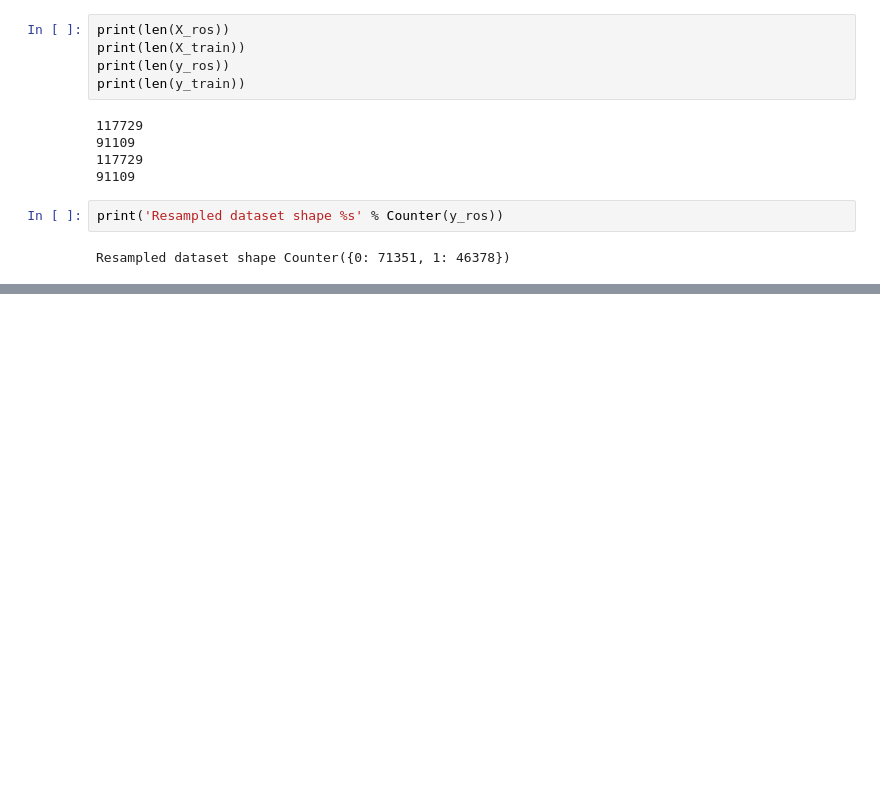
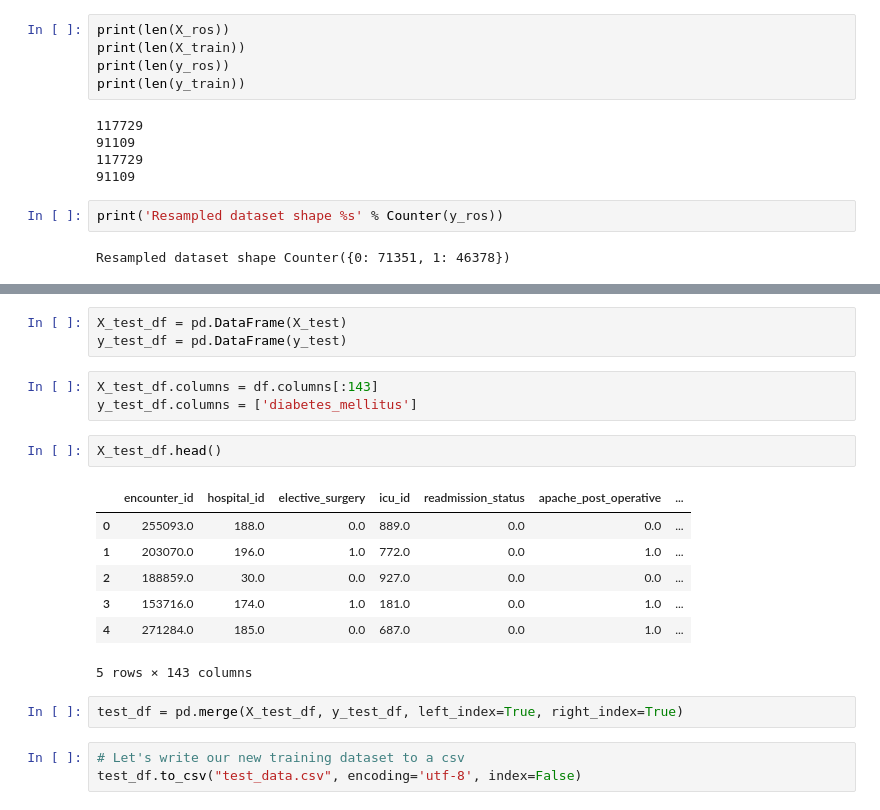
Before and after one commit to ml42322/WiDS2021, a Jupyter notebook: 07_train_test_split_standardize_and_balance.ipynb, the cells around one changed output, grey strips where cells are left out. Drawn from its saved outputs; the diff is of its cells as text; blank space fills up the shorter version.

```diff
--- a/07_train_test_split_standardize_and_balance.ipynb
+++ b/07_train_test_split_standardize_and_balance.ipynb
@@ -177,0 +224,21 @@ Resampled dataset shape Counter({0: 71351, 1: 46378})
+# %%
+X_test_df = pd.DataFrame(X_test)
+y_test_df = pd.DataFrame(y_test)
+# %%
+X_test_df.columns = df.columns[:143]
+y_test_df.columns = ['diabetes_mellitus']
+# %%
+X_test_df.head()
+# %% [output]
+|  | encounter_id | hospital_id | elective_surgery | icu_id | readmission_status | apache_post_operative | ... |
+| 0 | 255093.0 | 188.0 | 0.0 | 889.0 | 0.0 | 0.0 | ... |
+| 1 | 203070.0 | 196.0 | 1.0 | 772.0 | 0.0 | 1.0 | ... |
+| 2 | 188859.0 | 30.0 | 0.0 | 927.0 | 0.0 | 0.0 | ... |
+| 3 | 153716.0 | 174.0 | 1.0 | 181.0 | 0.0 | 1.0 | ... |
+| 4 | 271284.0 | 185.0 | 0.0 | 687.0 | 0.0 | 1.0 | ... |
+5 rows × 143 columns
+# %%
+test_df = pd.merge(X_test_df, y_test_df, left_index=True, right_index=True)
+# %%
+# Let's write our new training dataset to a csv
+test_df.to_csv("test_data.csv", encoding='utf-8', index=False)
```
Also changed, not shown: parts of 12 cells of this notebook, 2 other files.
